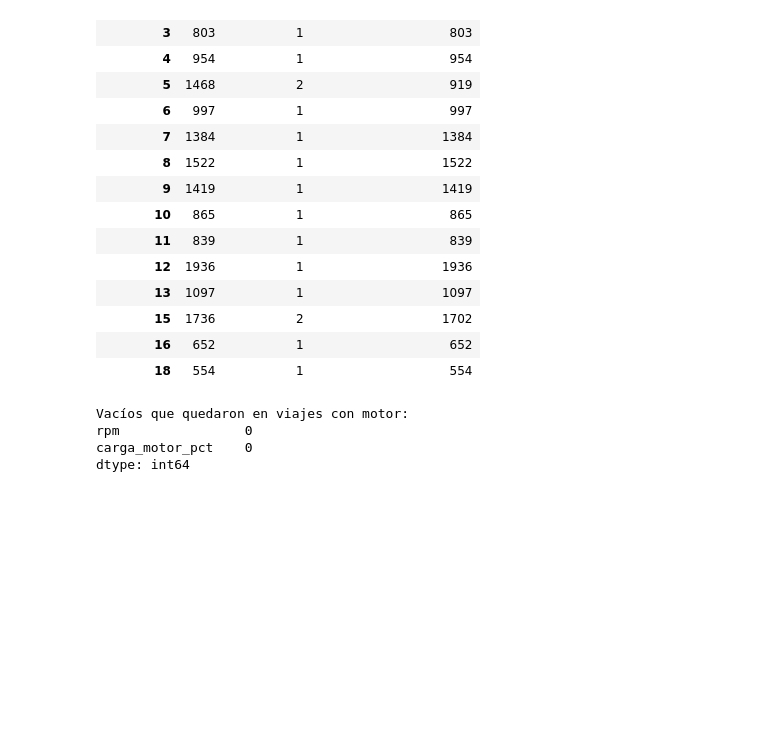
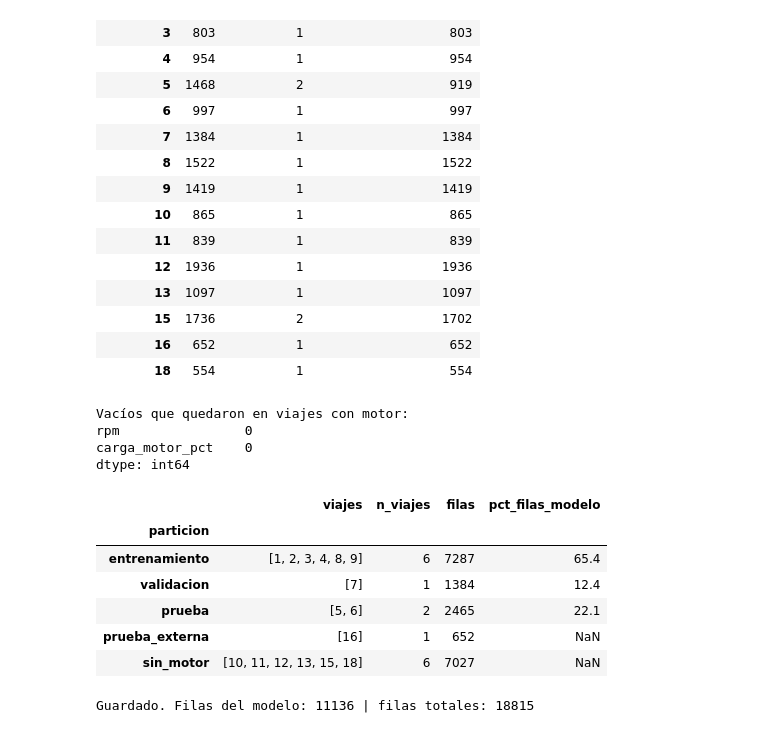
Before and after one commit to AlfCR/dnn-estadia, a Jupyter notebook: dnn_estadia_ACP.ipynb, the cells around one changed output. Drawn from its saved outputs; the diff is of its cells as text; code cells hidden in the pictures; blank space fills up the shorter version.

```diff
--- a/dnn_estadia_ACP.ipynb
+++ b/dnn_estadia_ACP.ipynb
@@ -820,0 +815,58 @@ dtype: int64
+# %%
+#Celda 14 -> División por viaje
+import pandas as pd
+import os
+
+df = pd.read_csv(os.path.join(ruta_salida, 'dataset_1hz.csv'), parse_dates=['timestamp'])
+
+#Definir diccionario
+particiones_config = {
+    'entrenamiento': [1, 2, 3, 4, 8, 9],
+    'validacion':[7],
+    'prueba':[5,6],
+    'prueba_externa':[16],
+    'sin_motor':[10, 11, 12, 13, 15, 18],
+
+}
+
+# Comprobación 1: ningún viaje aparece en dos particiones ()
+todos = [v for viajes in particiones_config.values() for v in viajes]
+assert len(todos) == len(set(todos)), "Hay viajes asignados a más de una partición."
+
+#Invertir el diccionario
+mapa_viajes = {v: p for p, viajes in particiones_config.items() for v in viajes}
+df['particion'] = df['viaje_num'].map(mapa_viajes)
+
+#comprobación 2: ninguna fila quedó sin partición
+# En caso de que un viaje est sin asignar sale como NaN
+assert df['particion'].notna().all(), (
+     f"viajes sin asignar: {sorted(df.loc[df['particion'].isna(), 'viaje_num'].unique())}"
+)
+
+#Comprobación 3: los 9 viajes con motor están en entrenamiento, , validación o prueba
+viajes_motor = {1, 2, 3, 4, 5, 6, 7, 8, 9}
+viajes_modelo = set(particiones_config['entrenamiento'] + particiones_config['validacion'] + particiones_config['prueba'])
+assert viajes_motor == viajes_modelo, "Los viajes del modelo no coinciden con los 9 viajes con motor."
+
+# Resumen: viajes, filas y porcentaje (calculado sobre las filas del modelo)
+resumen = df.groupby('particion').agg(
+    viajes=('viaje_num', lambda x: sorted(x.unique())),
+    n_viajes=('viaje_num', 'nunique'),
+    filas=('viaje_num', 'size'),
+).reindex(list(particiones_config))
+filas_modelo = resumen.loc[['entrenamiento', 'validacion', 'prueba'], 'filas'].sum()
+resumen['pct_filas_modelo'] = (100 * resumen['filas'] / filas_modelo).round(1)
+resumen.loc[['prueba_externa', 'sin_motor'], 'pct_filas_modelo'] = float('nan')
+display(resumen)
+
+df.to_csv(os.path.join(ruta_salida, 'dataset_1hz_particionado.csv'), index=False)
+print(f"\nGuardado. Filas del modelo: {filas_modelo} | filas totales: {len(df)}")
+# %% [output]
+|  | viajes | n_viajes | filas | pct_filas_modelo |
+| particion |  |  |  |  |
+| entrenamiento | [1, 2, 3, 4, 8, 9] | 6 | 7287 | 65.4 |
+| validacion | [7] | 1 | 1384 | 12.4 |
+| prueba | [5, 6] | 2 | 2465 | 22.1 |
+| prueba_externa | [16] | 1 | 652 | NaN |
+| sin_motor | [10, 11, 12, 13, 15, 18] | 6 | 7027 | NaN |
+Guardado. Filas del modelo: 11136 | filas totales: 18815
```
Also changed, not shown: parts of 10 cells of this notebook.
